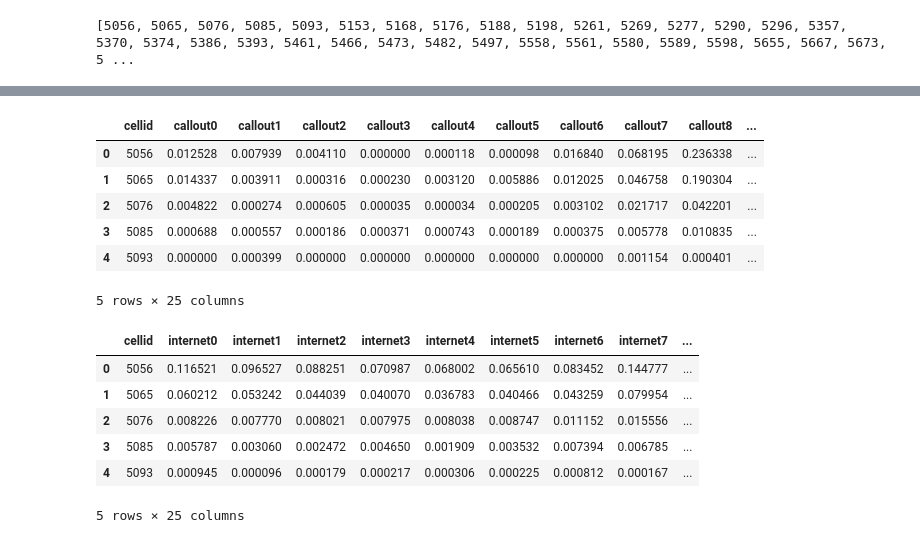
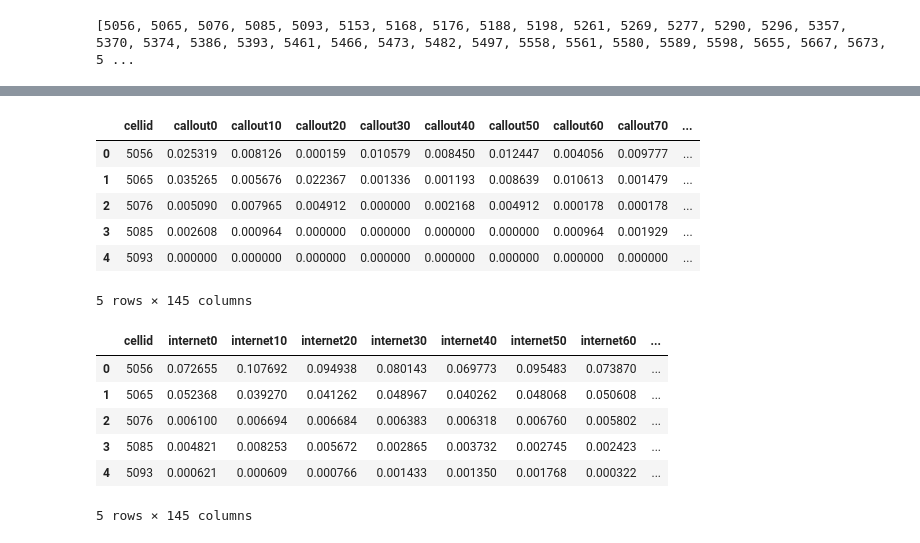
Before and after one commit to mendozamanu/milan-mobility, a Jupyter notebook: TimeEvolution-Normalize-randomgrid-week-minute.ipynb, the cells around one changed output, grey strips where cells are left out. Cells and saved outputs as stored; diff of their text form; code cells hidden in the pictures.

```diff
--- a/TimeEvolution-Normalize-randomgrid-week-minute.ipynb
+++ b/TimeEvolution-Normalize-randomgrid-week-minute.ipynb
@@ -6,11 +6,11 @@ from sklearn.preprocessing import MinMaxScaler
 # %%
 dfs = pd.DataFrame({})
 
-for i in range(4,10):
+for i in range(4,5):
     df = pd.read_csv('./csv/sms-call-internet-mi-2013-11-0{}.csv'.format(i), parse_dates=['time'])
     dfs = dfs.append(df)
-df = pd.read_csv('./csv/sms-call-internet-mi-2013-11-10.csv', parse_dates=['time'])
-dfs = dfs.append(df)
+#df = pd.read_csv('./csv/sms-call-internet-mi-2013-11-10.csv', parse_dates=['time'])
+#dfs = dfs.append(df)
 dfs = dfs.fillna(0)
 # %%
 #Group by hours and aggregate values according to each cell/hour
@@ -133,7 +133,7 @@ dfci2["cellid"]=dfsi[0].values
 dfco2["cellid"]=dfsi[0].values
 dfin2["cellid"]=dfsi[0].values
 j=0
-for i in range(0, dfgr.hour.max()+1): #dfgr.hour.max()+1
+for i in (np.unique(dfgr.hour)): #dfgr.hour.max()+1
     #row[0] - hour, row[1]: df cols
     dfsi.append(dfgg.loc[i].smsin)
     dfsi2["smsin"+str(i)]=dfsi[j+1].values
@@ -186,22 +186,22 @@ dfci2.head()
 # %%
-dfco2.to_csv("./classif/randomgrid/classif-randomgridweekminute_callout.csv")
+dfco2.to_csv("./classif/randomgrid/classif-randomgridmonminute_callout.csv")
 dfco2.head()
 # %% [output]
-|  | cellid | callout0 | callout1 | callout2 | callout3 | callout4 | callout5 | callout6 | callout7 | callout8 | ... |
-| 0 | 5056 | 0.012528 | 0.007939 | 0.004110 | 0.000000 | 0.000118 | 0.000098 | 0.016840 | 0.068195 | 0.236338 | ... |
-| 1 | 5065 | 0.014337 | 0.003911 | 0.000316 | 0.000230 | 0.003120 | 0.005886 | 0.012025 | 0.046758 | 0.190304 | ... |
-| 2 | 5076 | 0.004822 | 0.000274 | 0.000605 | 0.000035 | 0.000034 | 0.000205 | 0.003102 | 0.021717 | 0.042201 | ... |
-| 3 | 5085 | 0.000688 | 0.000557 | 0.000186 | 0.000371 | 0.000743 | 0.000189 | 0.000375 | 0.005778 | 0.010835 | ... |
-| 4 | 5093 | 0.000000 | 0.000399 | 0.000000 | 0.000000 | 0.000000 | 0.000000 | 0.000000 | 0.001154 | 0.000401 | ... |
+|  | cellid | callout0 | callout10 | callout20 | callout30 | callout40 | callout50 | callout60 | callout70 | ... |
+| 0 | 5056 | 0.025319 | 0.008126 | 0.000159 | 0.010579 | 0.008450 | 0.012447 | 0.004056 | 0.009777 | ... |
+| 1 | 5065 | 0.035265 | 0.005676 | 0.022367 | 0.001336 | 0.001193 | 0.008639 | 0.010613 | 0.001479 | ... |
+| 2 | 5076 | 0.005090 | 0.007965 | 0.004912 | 0.000000 | 0.002168 | 0.004912 | 0.000178 | 0.000178 | ... |
+| 3 | 5085 | 0.002608 | 0.000964 | 0.000000 | 0.000000 | 0.000000 | 0.000000 | 0.000964 | 0.001929 | ... |
+| 4 | 5093 | 0.000000 | 0.000000 | 0.000000 | 0.000000 | 0.000000 | 0.000000 | 0.000000 | 0.000000 | ... |
-5 rows × 25 columns
+5 rows × 145 columns
 # %%
-dfin2.to_csv("./classif/randomgrid/classif-randomgridweekminute_internet.csv")
+dfin2.to_csv("./classif/randomgrid/classif-randomgridmonminute_internet.csv")
 dfin2.head()
 # %% [output]
-|  | cellid | internet0 | internet1 | internet2 | internet3 | internet4 | internet5 | internet6 | internet7 | ... |
-| 0 | 5056 | 0.116521 | 0.096527 | 0.088251 | 0.070987 | 0.068002 | 0.065610 | 0.083452 | 0.144777 | ... |
-| 1 | 5065 | 0.060212 | 0.053242 | 0.044039 | 0.040070 | 0.036783 | 0.040466 | 0.043259 | 0.079954 | ... |
-| 2 | 5076 | 0.008226 | 0.007770 | 0.008021 | 0.007975 | 0.008038 | 0.008747 | 0.011152 | 0.015556 | ... |
-| 3 | 5085 | 0.005787 | 0.003060 | 0.002472 | 0.004650 | 0.001909 | 0.003532 | 0.007394 | 0.006785 | ... |
-| 4 | 5093 | 0.000945 | 0.000096 | 0.000179 | 0.000217 | 0.000306 | 0.000225 | 0.000812 | 0.000167 | ... |
+|  | cellid | internet0 | internet10 | internet20 | internet30 | internet40 | internet50 | internet60 | ... |
+| 0 | 5056 | 0.072655 | 0.107692 | 0.094938 | 0.080143 | 0.069773 | 0.095483 | 0.073870 | ... |
+| 1 | 5065 | 0.052368 | 0.039270 | 0.041262 | 0.048967 | 0.040262 | 0.048068 | 0.050608 | ... |
+| 2 | 5076 | 0.006100 | 0.006694 | 0.006684 | 0.006383 | 0.006318 | 0.006760 | 0.005802 | ... |
+| 3 | 5085 | 0.004821 | 0.008253 | 0.005672 | 0.002865 | 0.003732 | 0.002745 | 0.002423 | ... |
+| 4 | 5093 | 0.000621 | 0.000609 | 0.000766 | 0.001433 | 0.001350 | 0.001768 | 0.000322 | ... |
-5 rows × 25 columns
+5 rows × 145 columns
```
Also changed, not shown: parts of 6 cells of this notebook, 21 other files.
